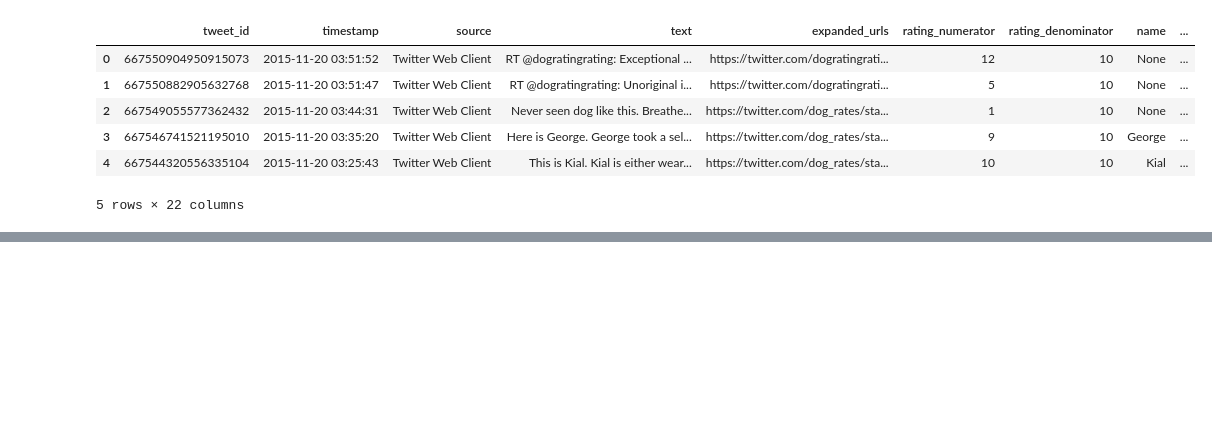
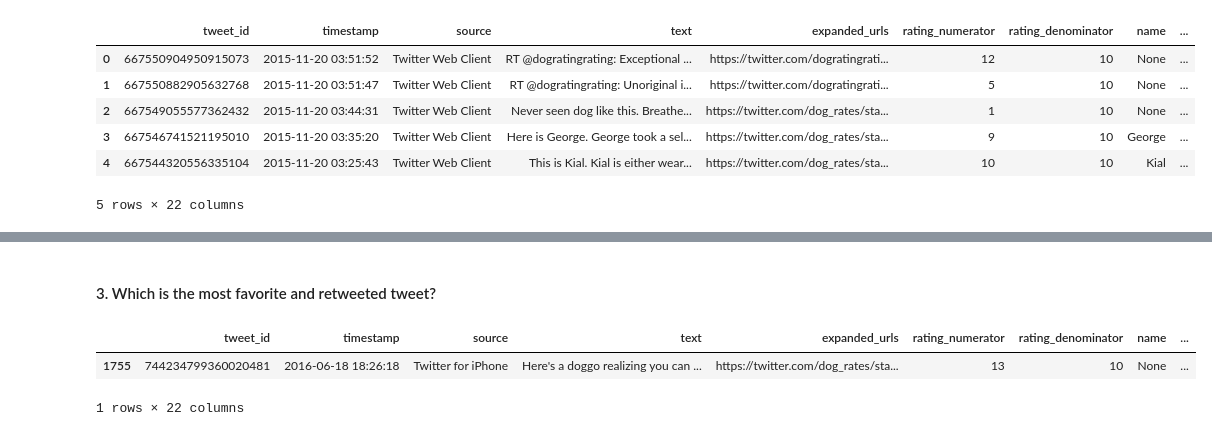
Before and after one commit to Rapter1990/Udacity-Data-Analyst-Nanodegree, a Jupyter notebook: P4_Wrangle_And_Analyze_Data/wrangle_act.ipynb, the cells around one changed output, grey strips where cells are left out. Cells and saved outputs as stored; diff of their text form; code cells hidden in the pictures; blank space fills up the shorter version.

```diff
--- a/P4_Wrangle_And_Analyze_Data/wrangle_act.ipynb
+++ b/P4_Wrangle_And_Analyze_Data/wrangle_act.ipynb
@@ -1233,0 +1289,9 @@ twitter_analyze_visualize_df.head()
+# %% [markdown]
+#### 3. Which is the most favorite and retweeted tweet?
+# %%
+most_favorite_and_retweeted_tweet = twitter_analyze_visualize_df.sort_values(['retweet_count', 'favorite_count'], ascending=[False, False]).head(1)
+most_favorite_and_retweeted_tweet
+# %% [output]
+|  | tweet_id | timestamp | source | text | expanded_urls | rating_numerator | rating_denominator | name | ... |
+| 1755 | 744234799360020481 | 2016-06-18 18:26:18 | Twitter for iPhone | Here's a doggo realizing you can ... | https://twitter.com/dog_rates/sta... | 13 | 10 | None | ... |
+1 rows × 22 columns
```
Also changed, not shown: parts of 24 cells of this notebook.
